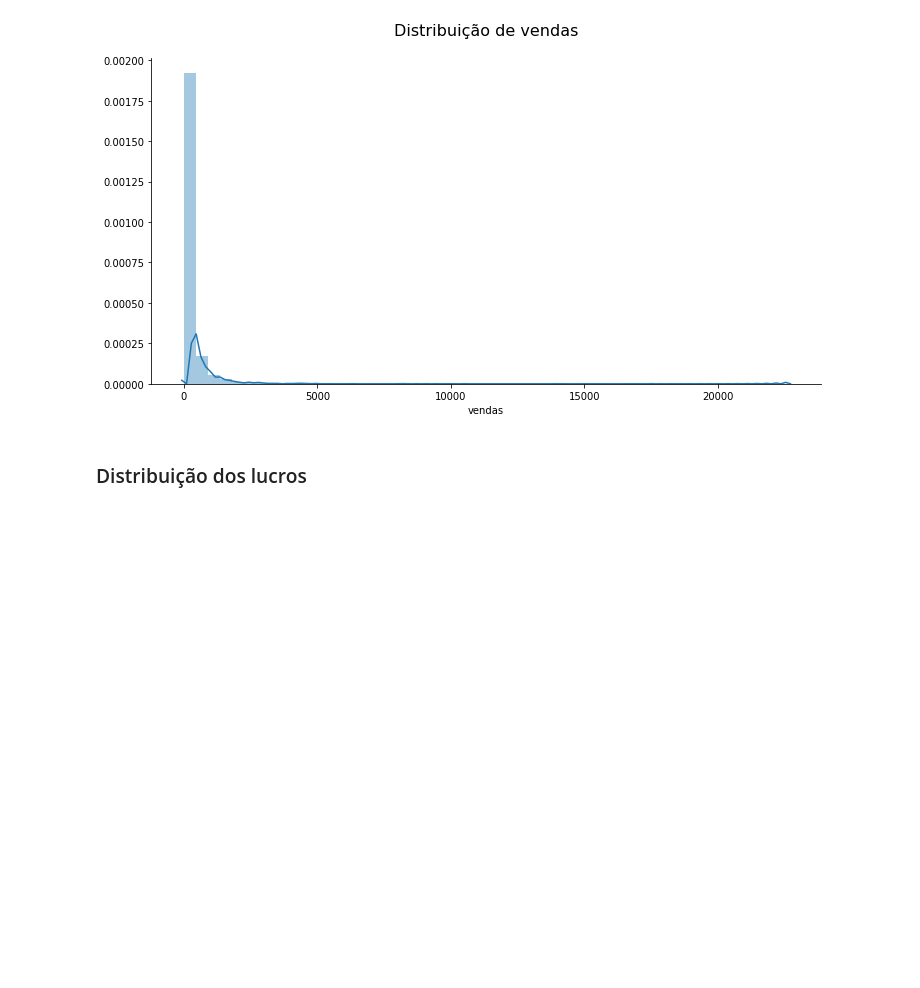
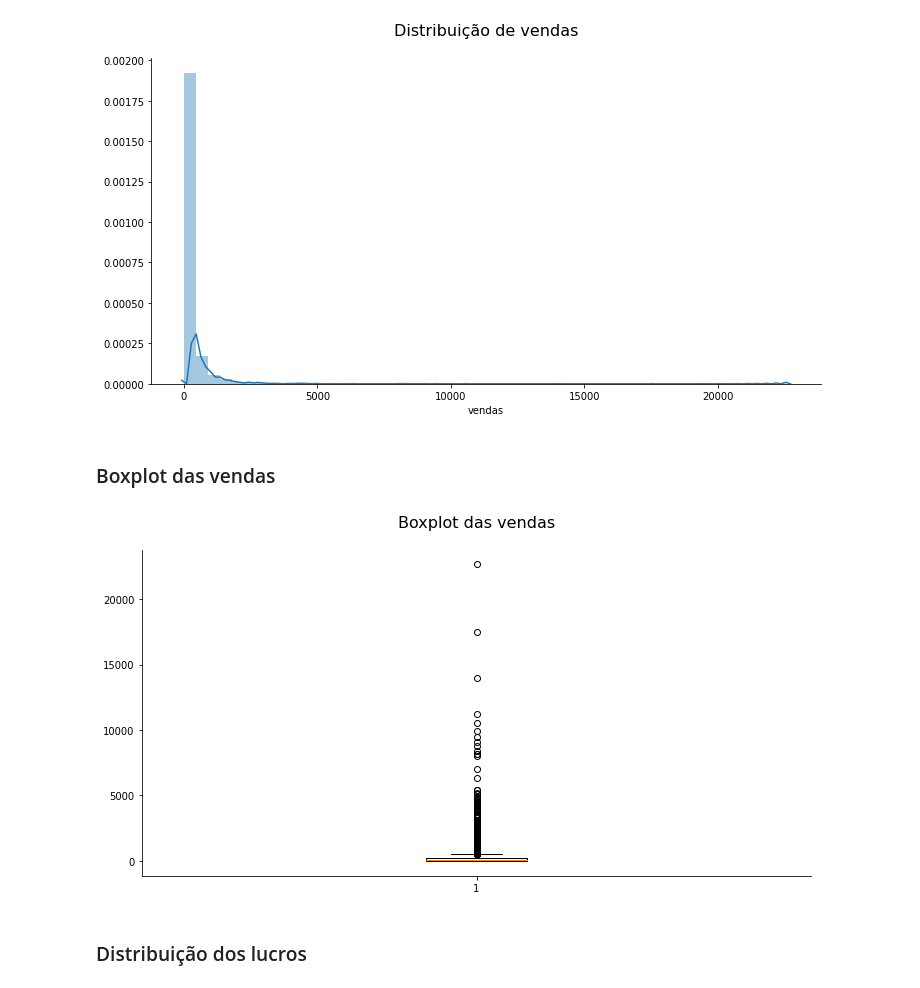
Before and after one commit to LilianeAquino/introducao_mineracao_de_dados, a Jupyter notebook: 08_deteccao_de_anomalias.ipynb, the cells around one changed output. Saved outputs shown, nothing was run; the diff lists cells and outputs as text; code cells hidden in the pictures; blank space fills up the shorter version.

```diff
--- a/08_deteccao_de_anomalias.ipynb
+++ b/08_deteccao_de_anomalias.ipynb
@@ -87,6 +87,15 @@ sns.despine()
 Assimetria: 12.972752
 Curtose: 305.311753
 [figure]
+# %% [markdown]
+### Boxplot das vendas
+# %%
+plt.figure(figsize=(12, 6))
+plt.boxplot(dados['vendas'])
+plt.title('Boxplot das vendas', y=1.05, fontsize=16)
+sns.despine()
+# %% [output]
+[figure, added]
 # %% [markdown]
 ### Distribuição dos lucros
 # %%
```
Also changed, not shown: parts of 22 cells of this notebook.
